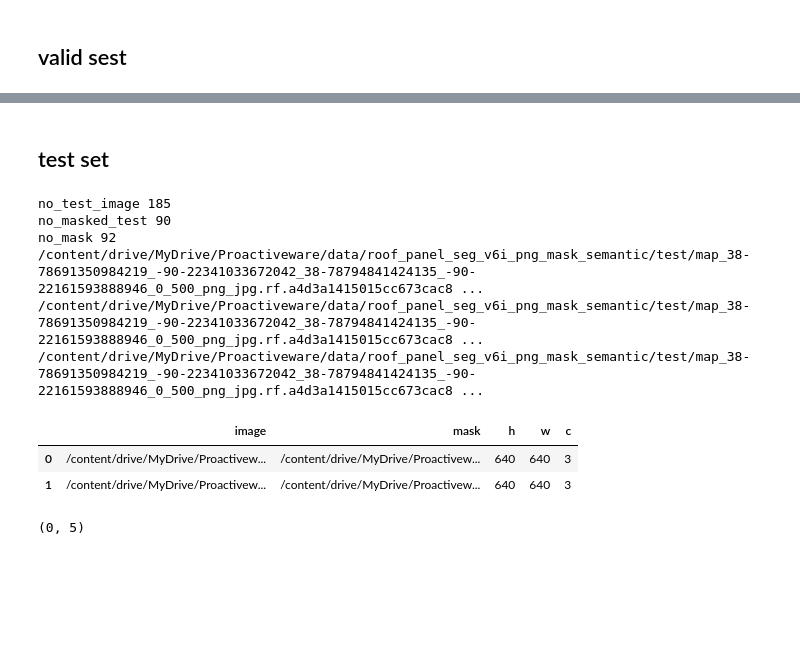
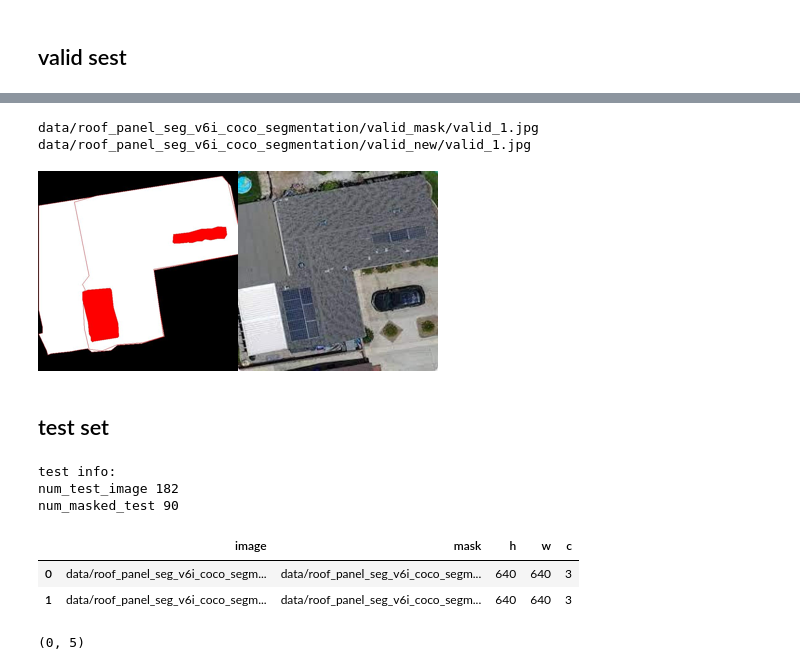
Before and after one commit to yasaman-y/solar_panel_detection_and_segmentation, a Jupyter notebook: 3_Data_Preparation_create_annotation_for_each_images.ipynb, the cells around one changed output, grey strips where cells are left out. Cells and saved outputs as stored; diff of their text form; code cells hidden in the pictures; blank space fills up the shorter version.

```diff
--- a/3_Data_Preparation_create_annotation_for_each_images.ipynb
+++ b/3_Data_Preparation_create_annotation_for_each_images.ipynb
@@ -472,0 +488,5 @@ no_mask 178
+# %%
+NAME_ = "valid"
+df_valid_dir =  edite_metadata_on_dataframe(NAME_, valid_images, df_valid)
+
+df_valid_dir.head(2)
@@ -477,44 +504,32 @@ df_valid_dir[df_valid_dir["h"]< 640].shape
+# %%
+i = 1
+
+dir_ = df_valid_dir.iloc[i]["image"]
+print(dir_)
+dir_mask = df_valid_dir.iloc[i]["mask"]
+print(dir_mask)
+
+image = Image.open(dir_).resize((200, 200))
+image_mask = Image.open(dir_mask).resize((200, 200))
+
+display(Image.fromarray(np.hstack((np.array(image),np.array(image_mask)))))
+# %% [output]
+data/roof_panel_seg_v6i_coco_segmentation/valid_mask/valid_1.jpg
+data/roof_panel_seg_v6i_coco_segmentation/valid_new/valid_1.jpg
+[figure, added]
 # %% [markdown]
 ## test set
-# %%
-test_ =  glob.glob(dir_read + "/test/*")
-test_mask =  glob.glob(dir_read + "/test/*_mask.png")
-
-print("no_test_image", len(test_))
-print("no_masked_test" , df_test.groupby("image_id").count()["id"].shape[0])
-
-print("no_mask",len(test_mask))
-print(test_mask[0])
-
-
-list_of_image_ad = []
-for i in test_mask:
-  tm = i
-  t = i.replace("_mask.png", ".jpg")
-  image = cv2.imread(i)
-  h, w, c = image.shape
-
-  list_of_image_ad.append([t, tm,  h, w, c ] )
-
-
-print(list_of_image_ad[0][0])
-print(list_of_image_ad[0][1])
-
-df_test_dir = pd.DataFrame(list_of_image_ad, columns = ["image", "mask", "h", "w", "c"])
-df_test_dir = df_test_dir[df_test_dir["h"]==640]
-df_test_dir.to_csv(dir_read + "/test_semantic_seg_mask.csv")
-
-df_test_dir.head(2)
-# %% [output]
-no_test_image 185
-no_masked_test 90
-no_mask 92
-/content/drive/MyDrive/Proactiveware/data/roof_panel_seg_v6i_png_mask_semantic/test/map_38-78691350984219_-90-22341033672042_38-78794841424135_-90-22161593888946_0_500_png_jpg.rf.a4d3a1415015cc673cac8 ...
-/content/drive/MyDrive/Proactiveware/data/roof_panel_seg_v6i_png_mask_semantic/test/map_38-78691350984219_-90-22341033672042_38-78794841424135_-90-22161593888946_0_500_png_jpg.rf.a4d3a1415015cc673cac8 ...
-/content/drive/MyDrive/Proactiveware/data/roof_panel_seg_v6i_png_mask_semantic/test/map_38-78691350984219_-90-22341033672042_38-78794841424135_-90-22161593888946_0_500_png_jpg.rf.a4d3a1415015cc673cac8 ...
-|  | image | mask | h | w | c |
-| 0 | /content/drive/MyDrive/Proactivew... | /content/drive/MyDrive/Proactivew... | 640 | 640 | 3 |
-| 1 | /content/drive/MyDrive/Proactivew... | /content/drive/MyDrive/Proactivew... | 640 | 640 | 3 |
+# %%
+NAME_ = "test"
+df_test_dir =  edite_metadata_on_dataframe(NAME_, test_images, df_test)
+df_test_dir.head(2)
+# %% [output]
+test info:
+num_test_image 182
+num_masked_test 90
+|  | image | mask | h | w | c |
+| 0 | data/roof_panel_seg_v6i_coco_segm... | data/roof_panel_seg_v6i_coco_segm... | 640 | 640 | 3 |
+| 1 | data/roof_panel_seg_v6i_coco_segm... | data/roof_panel_seg_v6i_coco_segm... | 640 | 640 | 3 |
 # %%
 df_test_dir[df_test_dir["h"]<640].shape
 # %% [output]
```
Also changed, not shown: parts of 29 cells of this notebook.
